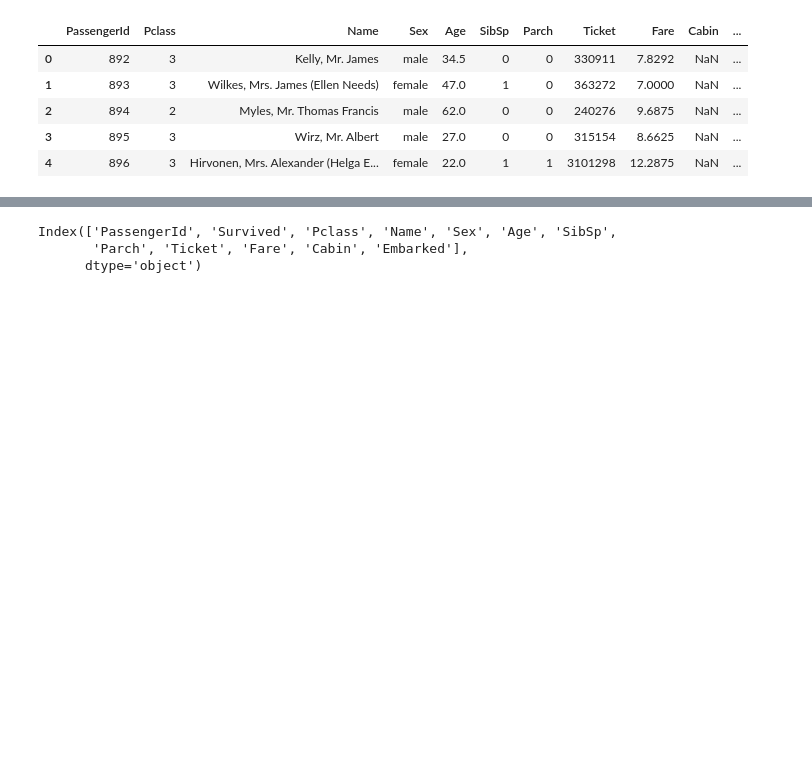
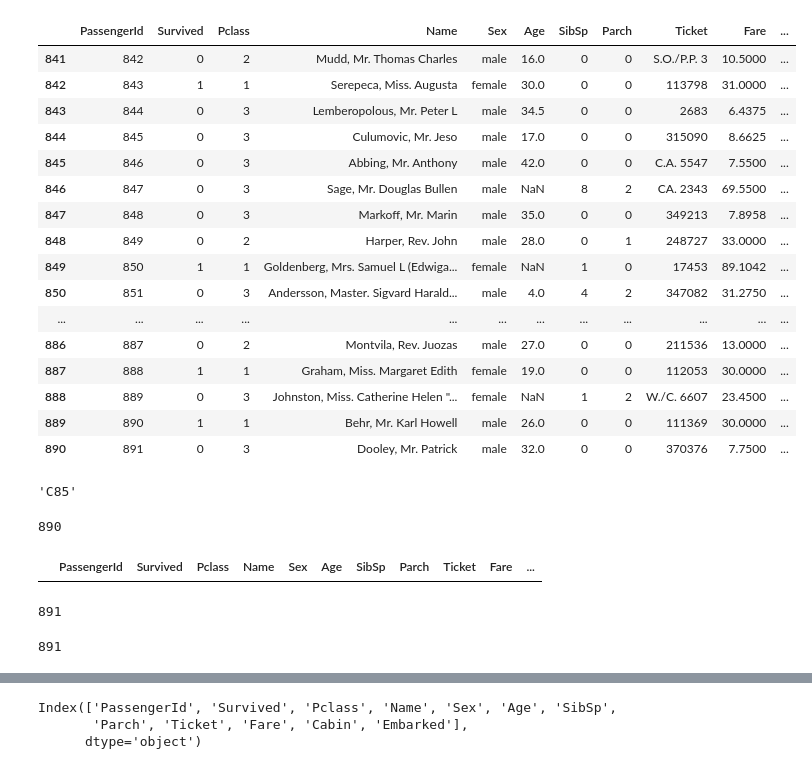
Before and after one commit to jamesliao2016/kaggle-titanic-own, a Jupyter notebook: regression_notebook.ipynb, the cells around one changed output, grey strips where cells are left out. Cells and saved outputs as stored; diff of their text form; code cells hidden in the pictures; blank space fills up the shorter version.

```diff
--- a/regression_notebook.ipynb
+++ b/regression_notebook.ipynb
@@ -15,14 +15,45 @@ traindata = pd.read_csv(inputfile)
 # %%
 inputfile2 = "rawData/test.csv"
 testdata = pd.read_csv(inputfile2)
-# %%
-testdata.head(5)
-# %% [output]
-|  | PassengerId | Pclass | Name | Sex | Age | SibSp | Parch | Ticket | Fare | Cabin | ... |
-| 0 | 892 | 3 | Kelly, Mr. James | male | 34.5 | 0 | 0 | 330911 | 7.8292 | NaN | ... |
-| 1 | 893 | 3 | Wilkes, Mrs. James (Ellen Needs) | female | 47.0 | 1 | 0 | 363272 | 7.0000 | NaN | ... |
-| 2 | 894 | 2 | Myles, Mr. Thomas Francis | male | 62.0 | 0 | 0 | 240276 | 9.6875 | NaN | ... |
-| 3 | 895 | 3 | Wirz, Mr. Albert | male | 27.0 | 0 | 0 | 315154 | 8.6625 | NaN | ... |
-| 4 | 896 | 3 | Hirvonen, Mrs. Alexander (Helga E... | female | 22.0 | 1 | 1 | 3101298 | 12.2875 | NaN | ... |
+# %%
+traindata.tail(50)
+# %% [output]
+|  | PassengerId | Survived | Pclass | Name | Sex | Age | SibSp | Parch | Ticket | Fare | ... |
+| 841 | 842 | 0 | 2 | Mudd, Mr. Thomas Charles | male | 16.0 | 0 | 0 | S.O./P.P. 3 | 10.5000 | ... |
+| 842 | 843 | 1 | 1 | Serepeca, Miss. Augusta | female | 30.0 | 0 | 0 | 113798 | 31.0000 | ... |
+| 843 | 844 | 0 | 3 | Lemberopolous, Mr. Peter L | male | 34.5 | 0 | 0 | 2683 | 6.4375 | ... |
+| 844 | 845 | 0 | 3 | Culumovic, Mr. Jeso | male | 17.0 | 0 | 0 | 315090 | 8.6625 | ... |
+| 845 | 846 | 0 | 3 | Abbing, Mr. Anthony | male | 42.0 | 0 | 0 | C.A. 5547 | 7.5500 | ... |
+| 846 | 847 | 0 | 3 | Sage, Mr. Douglas Bullen | male | NaN | 8 | 2 | CA. 2343 | 69.5500 | ... |
+| 847 | 848 | 0 | 3 | Markoff, Mr. Marin | male | 35.0 | 0 | 0 | 349213 | 7.8958 | ... |
+| 848 | 849 | 0 | 2 | Harper, Rev. John | male | 28.0 | 0 | 1 | 248727 | 33.0000 | ... |
+| 849 | 850 | 1 | 1 | Goldenberg, Mrs. Samuel L (Edwiga... | female | NaN | 1 | 0 | 17453 | 89.1042 | ... |
+| 850 | 851 | 0 | 3 | Andersson, Master. Sigvard Harald... | male | 4.0 | 4 | 2 | 347082 | 31.2750 | ... |
+| ... | ... | ... | ... | ... | ... | ... | ... | ... | ... | ... | ... |
+| 886 | 887 | 0 | 2 | Montvila, Rev. Juozas | male | 27.0 | 0 | 0 | 211536 | 13.0000 | ... |
+| 887 | 888 | 1 | 1 | Graham, Miss. Margaret Edith | female | 19.0 | 0 | 0 | 112053 | 30.0000 | ... |
+| 888 | 889 | 0 | 3 | Johnston, Miss. Catherine Helen "... | female | NaN | 1 | 2 | W./C. 6607 | 23.4500 | ... |
+| 889 | 890 | 1 | 1 | Behr, Mr. Karl Howell | male | 26.0 | 0 | 0 | 111369 | 30.0000 | ... |
+| 890 | 891 | 0 | 3 | Dooley, Mr. Patrick | male | 32.0 | 0 | 0 | 370376 | 7.7500 | ... |
+# %%
+traindata.loc[1,'Cabin']
+# %% [output]
+'C85'
 # %%
 df_col = traindata.columns
+# %%
+traindata.loc[traindata['Cabin']!='C85'].index.size
+# %% [output]
+890
+# %%
+traindata.loc[traindata['Cabin']==np.NaN]
+# %% [output]
+|  | PassengerId | Survived | Pclass | Name | Sex | Age | SibSp | Parch | Ticket | Fare | ... |
+# %%
+traindata['PassengerId'].max()
+# %% [output]
+891
+# %%
+traindata.loc[traindata['PassengerId']<=891.0].index.size
+# %% [output]
+891
```
Also changed, not shown: parts of 4 cells of this notebook, 4 other files.
